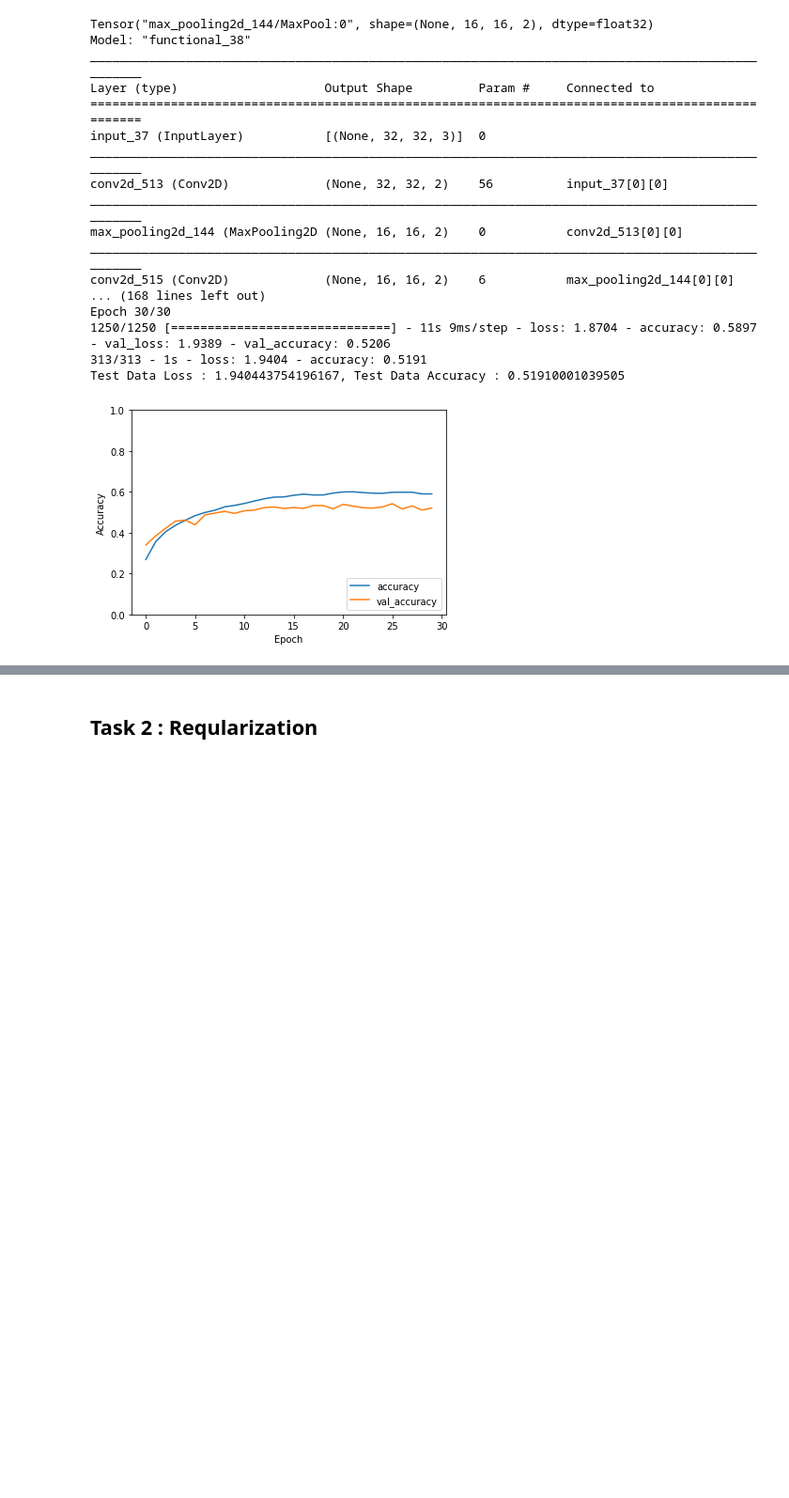
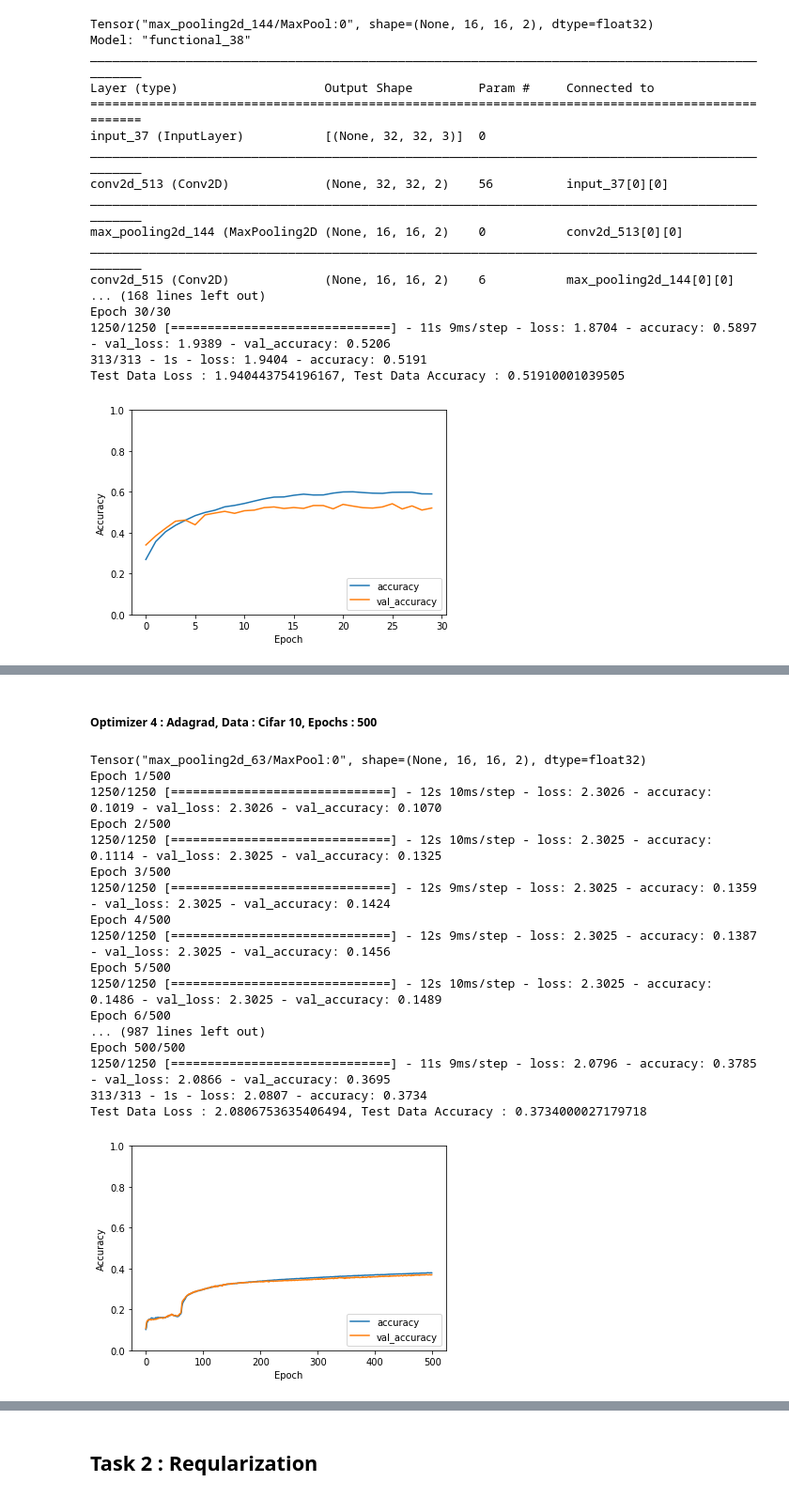
Before and after one commit to rajprasad001/deep_learning_concepts, a Jupyter notebook: Project_Assignment.ipynb, the cells around one changed output, grey strips where cells are left out. Shown at 94% size. Saved outputs shown, nothing was run; the diff lists cells and outputs as text; code cells hidden in the pictures; blank space fills up the shorter version.

```diff
--- a/Project_Assignment.ipynb
+++ b/Project_Assignment.ipynb
@@ -711,0 +758,23 @@ Test Data Loss : 1.940443754196167, Test Data Accuracy : 0.51910001039505
+# %% [markdown]
+##### Optimizer 4 : Adagrad, Data : Cifar 10, Epochs : 500
+# %%
+opt_adagrad_inception_net = inception_net('Adagrad',cifar_train_x,cifar_train_y,500,cifar_val_x,cifar_val_y,cifar_test_x,cifar_test_y)
+# %% [output]
+Tensor("max_pooling2d_63/MaxPool:0", shape=(None, 16, 16, 2), dtype=float32)
+Epoch 1/500
+1250/1250 [==============================] - 12s 10ms/step - loss: 2.3026 - accuracy: 0.1019 - val_loss: 2.3026 - val_accuracy: 0.1070
+Epoch 2/500
+1250/1250 [==============================] - 12s 10ms/step - loss: 2.3025 - accuracy: 0.1114 - val_loss: 2.3025 - val_accuracy: 0.1325
+Epoch 3/500
+1250/1250 [==============================] - 12s 9ms/step - loss: 2.3025 - accuracy: 0.1359 - val_loss: 2.3025 - val_accuracy: 0.1424
+Epoch 4/500
+1250/1250 [==============================] - 12s 9ms/step - loss: 2.3025 - accuracy: 0.1387 - val_loss: 2.3025 - val_accuracy: 0.1456
+Epoch 5/500
+1250/1250 [==============================] - 12s 10ms/step - loss: 2.3025 - accuracy: 0.1486 - val_loss: 2.3025 - val_accuracy: 0.1489
+Epoch 6/500
+... (987 lines left out)
+Epoch 500/500
+1250/1250 [==============================] - 11s 9ms/step - loss: 2.0796 - accuracy: 0.3785 - val_loss: 2.0866 - val_accuracy: 0.3695
+313/313 - 1s - loss: 2.0807 - accuracy: 0.3734
+Test Data Loss : 2.0806753635406494, Test Data Accuracy : 0.3734000027179718
+[figure, added]
```
Also changed, not shown: parts of 11 cells of this notebook.
